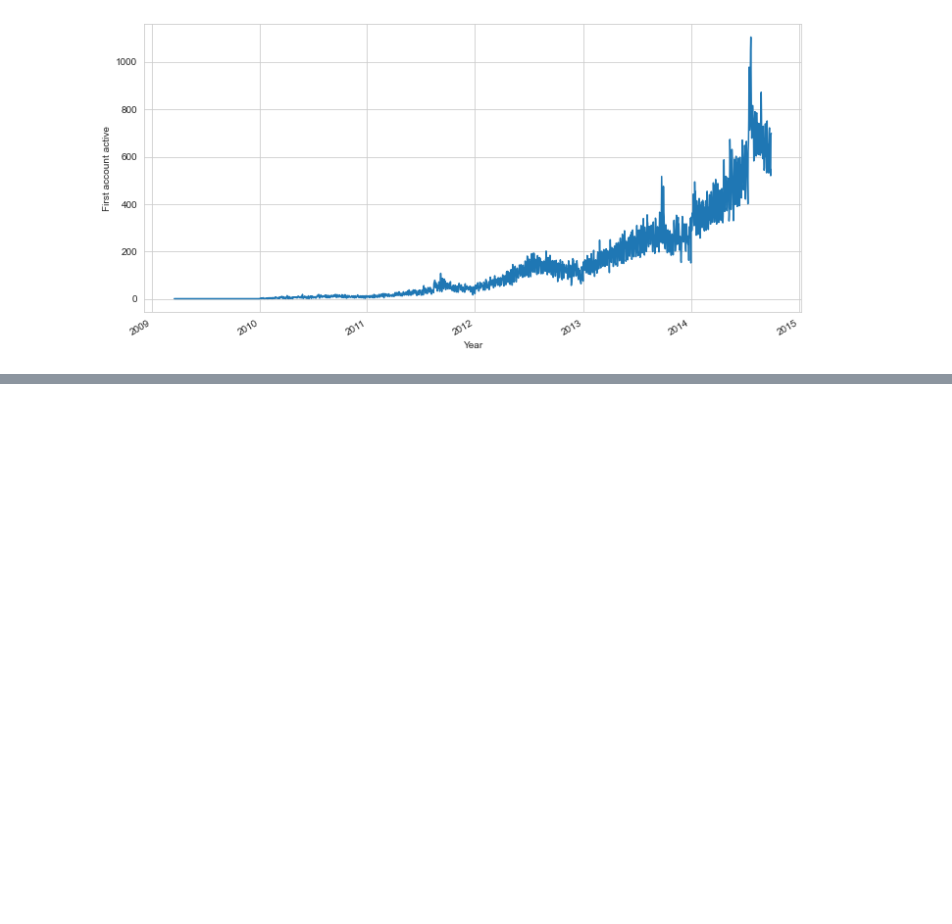
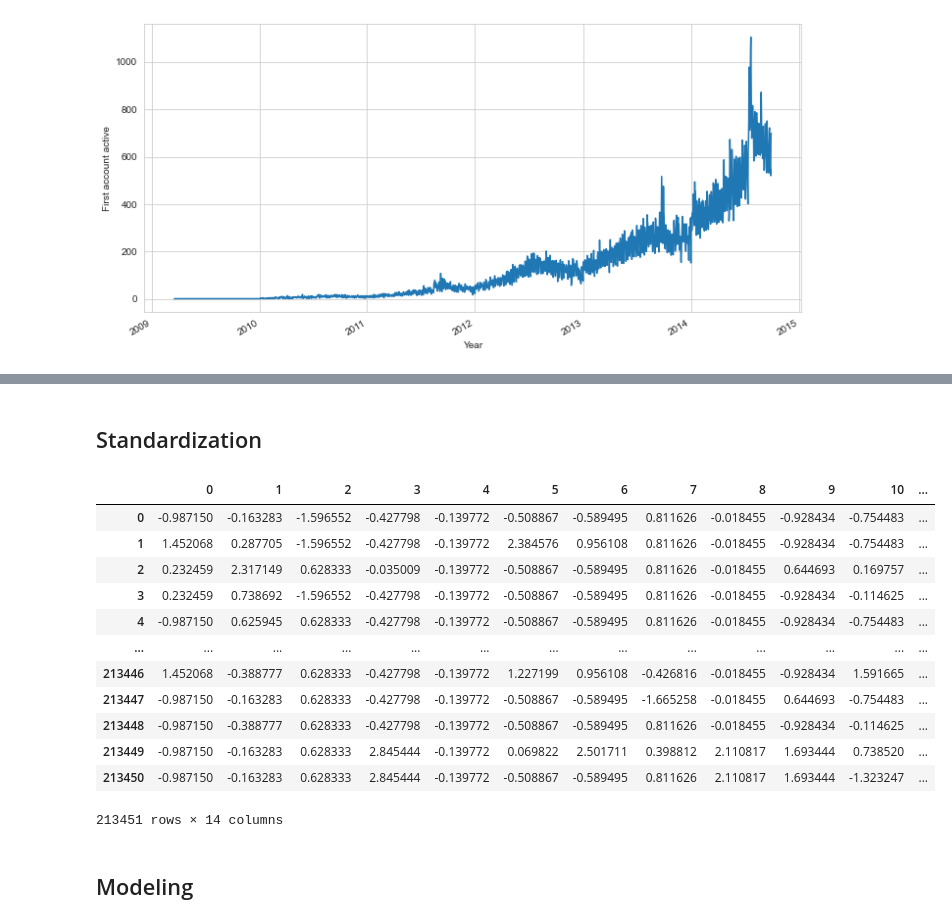
Before and after one commit to sunyang1994702/Machine-Learning, a Jupyter notebook: classification/Airbnb/airbnb_data_analysis.ipynb, the cells around one changed output, grey strips where cells are left out. Drawn from its saved outputs; the diff is of its cells as text; code cells hidden in the pictures; blank space fills up the shorter version.

```diff
--- a/classification/Airbnb/airbnb_data_analysis.ipynb
+++ b/classification/Airbnb/airbnb_data_analysis.ipynb
@@ -205,0 +562,2 @@ Text(0, 0.5, 'First account active')
+# %%
+train_users['country_destination'] = le.fit_transform(train_users['country_destination'])
@@ -205,0 +600,4 @@ Text(0, 0.5, 'First account active')
+# %%
+train_users = train_users.drop(['id','timestamp_first_active', 'date_first_booking'], axis=1)
+# %%
+train_users = train_users.drop(['country_destination'], axis = 1)
@@ -205,0 +620,24 @@ Text(0, 0.5, 'First account active')
+# %% [markdown]
+## Standardization
+# %%
+from sklearn import preprocessing
+ss = preprocessing.StandardScaler()
+train_users_scaled = pd.DataFrame(ss.fit_transform(train_users))
+# %%
+train_users_scaled
+# %% [output]
+|  | 0 | 1 | 2 | 3 | 4 | 5 | 6 | 7 | 8 | 9 | 10 | ... |
+| 0 | -0.987150 | -0.163283 | -1.596552 | -0.427798 | -0.139772 | -0.508867 | -0.589495 | 0.811626 | -0.018455 | -0.928434 | -0.754483 | ... |
+| 1 | 1.452068 | 0.287705 | -1.596552 | -0.427798 | -0.139772 | 2.384576 | 0.956108 | 0.811626 | -0.018455 | -0.928434 | -0.754483 | ... |
+| 2 | 0.232459 | 2.317149 | 0.628333 | -0.035009 | -0.139772 | -0.508867 | -0.589495 | 0.811626 | -0.018455 | 0.644693 | 0.169757 | ... |
+| 3 | 0.232459 | 0.738692 | -1.596552 | -0.427798 | -0.139772 | -0.508867 | -0.589495 | 0.811626 | -0.018455 | -0.928434 | -0.114625 | ... |
+| 4 | -0.987150 | 0.625945 | 0.628333 | -0.427798 | -0.139772 | -0.508867 | -0.589495 | 0.811626 | -0.018455 | -0.928434 | -0.754483 | ... |
+| ... | ... | ... | ... | ... | ... | ... | ... | ... | ... | ... | ... | ... |
+| 213446 | 1.452068 | -0.388777 | 0.628333 | -0.427798 | -0.139772 | 1.227199 | 0.956108 | -0.426816 | -0.018455 | -0.928434 | 1.591665 | ... |
+| 213447 | -0.987150 | -0.163283 | 0.628333 | -0.427798 | -0.139772 | -0.508867 | -0.589495 | -1.665258 | -0.018455 | 0.644693 | -0.754483 | ... |
+| 213448 | -0.987150 | -0.388777 | 0.628333 | -0.427798 | -0.139772 | -0.508867 | -0.589495 | 0.811626 | -0.018455 | -0.928434 | -0.114625 | ... |
+| 213449 | -0.987150 | -0.163283 | 0.628333 | 2.845444 | -0.139772 | 0.069822 | 2.501711 | 0.398812 | 2.110817 | 1.693444 | 0.738520 | ... |
+| 213450 | -0.987150 | -0.163283 | 0.628333 | 2.845444 | -0.139772 | -0.508867 | -0.589495 | 0.811626 | 2.110817 | 1.693444 | -1.323247 | ... |
+213451 rows × 14 columns
+# %% [markdown]
+## Modeling
```
Also changed, not shown: parts of 68 cells of this notebook.
